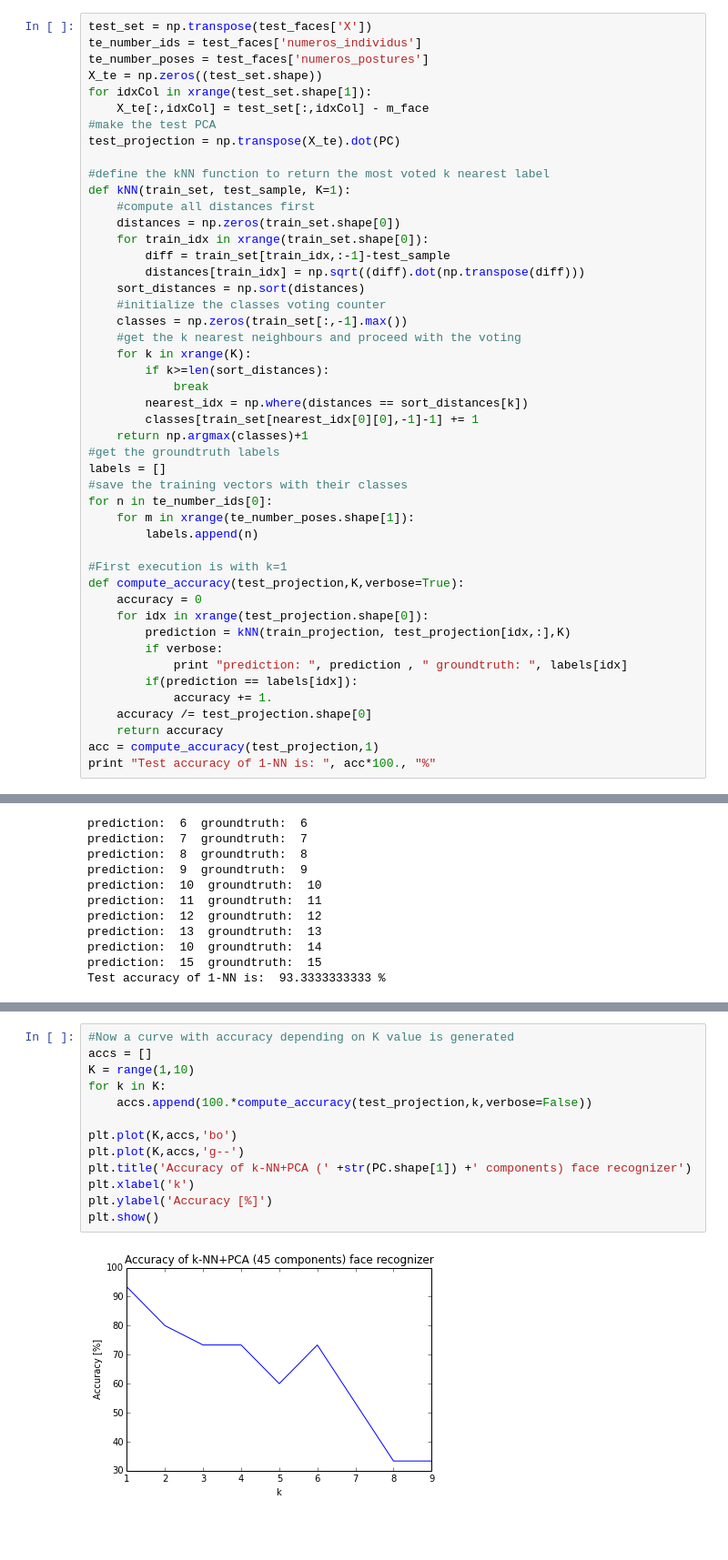
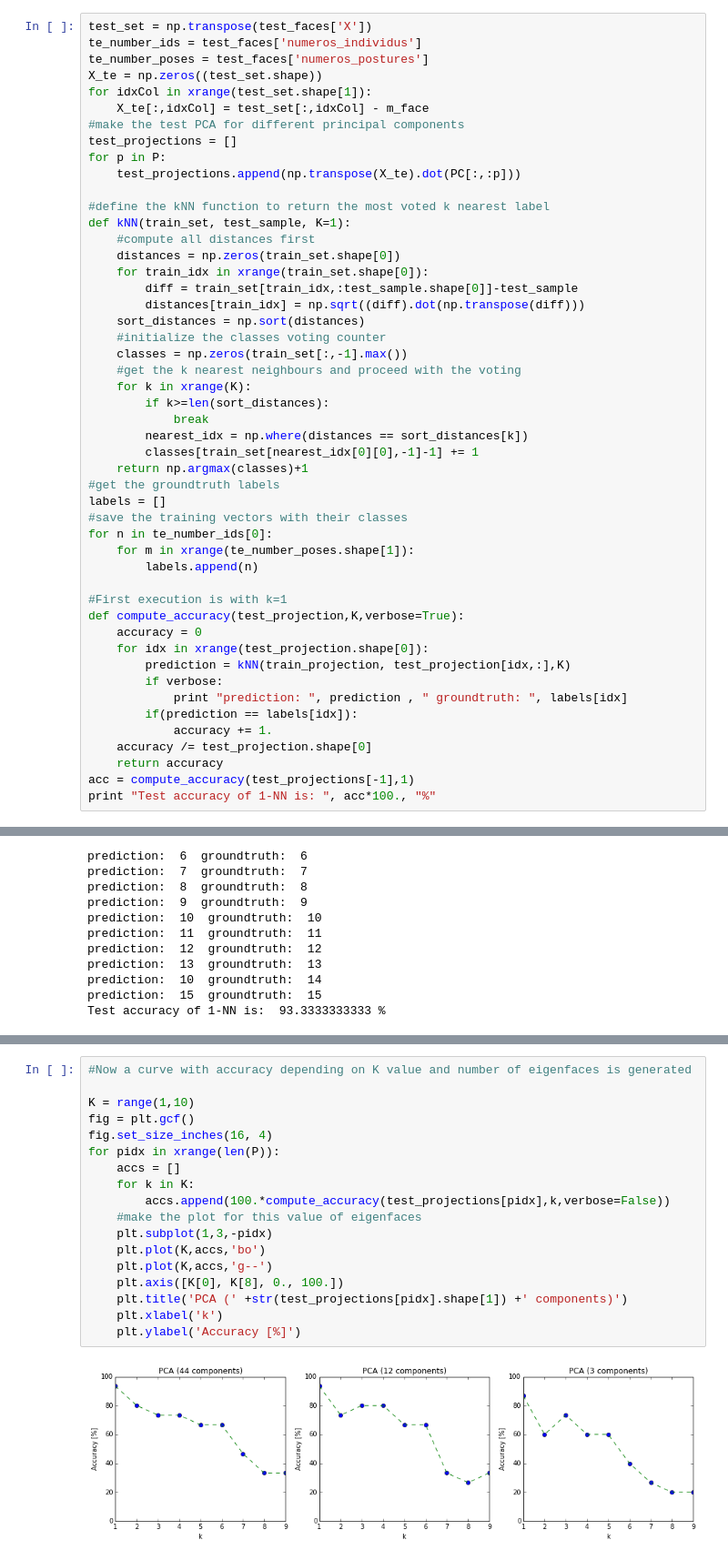
Before and after one commit to santi-pdp/face_recognizer, a Jupyter notebook: Face Recognition.ipynb, the cells around one changed output, grey strips where cells are left out. Shown at 91% size. Saved outputs shown, nothing was run; the diff lists cells and outputs as text; blank space fills up the shorter version.

Commit message:
Feat: Add comparison with number of components to K

```diff
--- a/Face Recognition.ipynb
+++ b/Face Recognition.ipynb
@@ -152,15 +152,17 @@ te_number_poses = test_faces['numeros_postures']
 X_te = np.zeros((test_set.shape))
 for idxCol in xrange(test_set.shape[1]):
     X_te[:,idxCol] = test_set[:,idxCol] - m_face
-#make the test PCA
-test_projection = np.transpose(X_te).dot(PC)
+#make the test PCA for different principal components
+test_projections = []
+for p in P:
+    test_projections.append(np.transpose(X_te).dot(PC[:,:p]))
 
 #define the kNN function to return the most voted k nearest label
 def kNN(train_set, test_sample, K=1):
     #compute all distances first
     distances = np.zeros(train_set.shape[0])
     for train_idx in xrange(train_set.shape[0]):
-        diff = train_set[train_idx,:-1]-test_sample
+        diff = train_set[train_idx,:test_sample.shape[0]]-test_sample
         distances[train_idx] = np.sqrt((diff).dot(np.transpose(diff)))
     sort_distances = np.sort(distances)
     #initialize the classes voting counter
@@ -190,7 +192,7 @@ def compute_accuracy(test_projection,K,verbose=True):
             accuracy += 1.
     accuracy /= test_projection.shape[0]
     return accuracy
-acc = compute_accuracy(test_projection,1)
+acc = compute_accuracy(test_projections[-1],1)
 print "Test accuracy of 1-NN is: ", acc*100., "%"
 # %% [output]
 prediction:  1  groundtruth:  1
@@ -212,15 +216,20 @@ Test accuracy of 1-NN is:  93.3333333333 %
 # %%
-#Now a curve with accuracy depending on K value is generated
-accs = []
+#Now a curve with accuracy depending on K value and number of eigenfaces is generated
+
 K = range(1,10)
-for k in K:
-    accs.append(100.*compute_accuracy(test_projection,k,verbose=False))
-
-plt.plot(K,accs,'bo')
-plt.plot(K,accs,'g--')
-plt.title('Accuracy of k-NN+PCA (' +str(PC.shape[1]) +' components) face recognizer')
-plt.xlabel('k')
-plt.ylabel('Accuracy [%]')
-plt.show()
+fig = plt.gcf()
+fig.set_size_inches(16, 4)
+for pidx in xrange(len(P)):
+    accs = []
+    for k in K:
+        accs.append(100.*compute_accuracy(test_projections[pidx],k,verbose=False))
+    #make the plot for this value of eigenfaces
+    plt.subplot(1,3,-pidx)
+    plt.plot(K,accs,'bo')
+    plt.plot(K,accs,'g--')
+    plt.axis([K[0], K[8], 0., 100.])
+    plt.title('PCA (' +str(test_projections[pidx].shape[1]) +' components)')
+    plt.xlabel('k')
+    plt.ylabel('Accuracy [%]')
 # %% [output]
-[figure, old version]
+[figure, new version]
```
Also changed, not shown: parts of 1 cell of this notebook.
